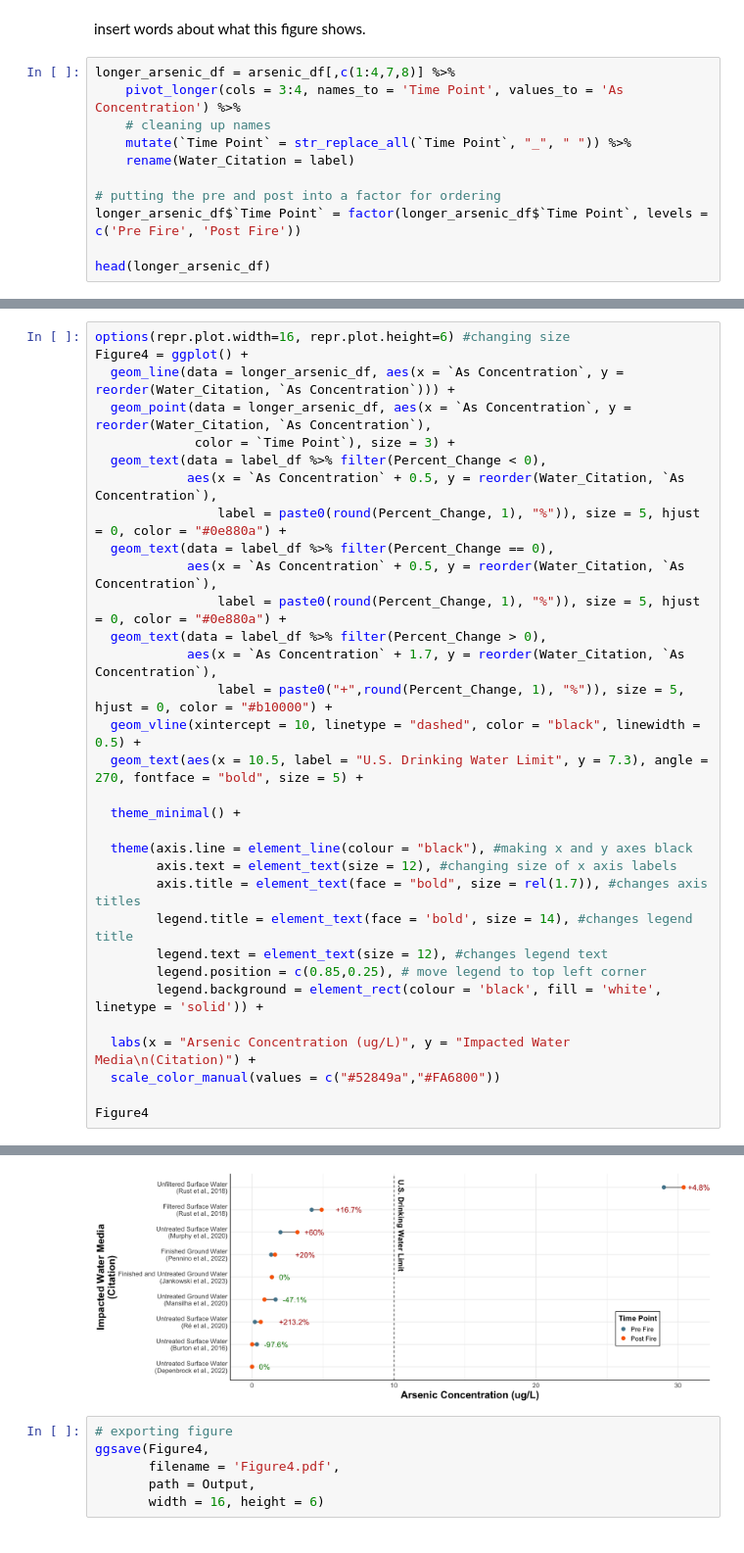
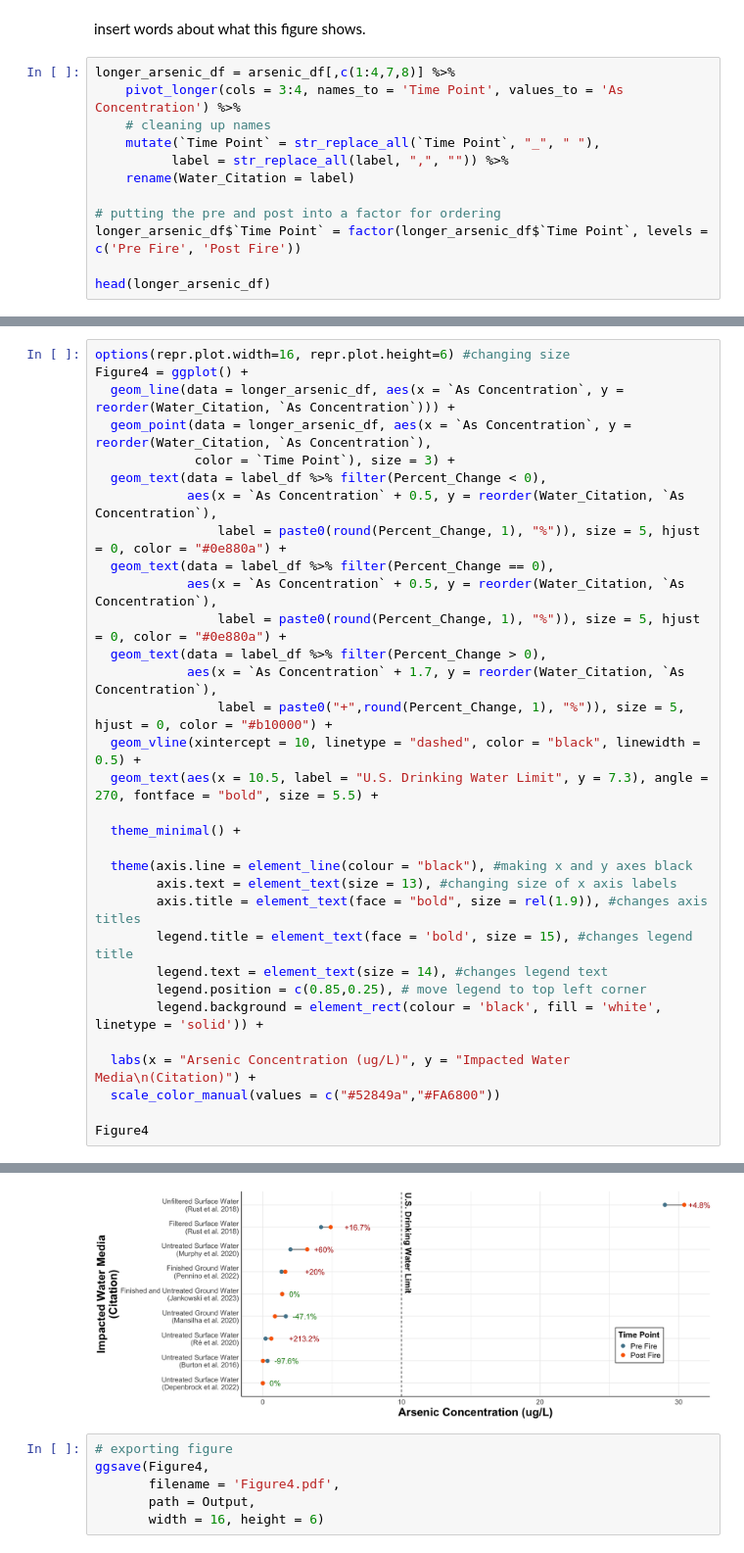
Before and after one commit to Ragerlab/Wildfire-Mobilization-of-Arsenic-into-Water-Resources-A-Systematic-Literature-Review, a Jupyter notebook: Figure 4.ipynb, the cells around one changed output, grey strips where cells are left out. Shown at 98% size. Saved outputs shown, nothing was run; the diff lists cells and outputs as text.

```diff
--- a/Figure 4.ipynb
+++ b/Figure 4.ipynb
@@ -48,7 +48,8 @@ insert words about what this figure shows.
 longer_arsenic_df = arsenic_df[,c(1:4,7,8)] %>%
     pivot_longer(cols = 3:4, names_to = 'Time Point', values_to = 'As Concentration') %>%
     # cleaning up names
-    mutate(`Time Point` = str_replace_all(`Time Point`, "_", " ")) %>%
+    mutate(`Time Point` = str_replace_all(`Time Point`, "_", " "),
+          label = str_replace_all(label, ",", "")) %>%
     rename(Water_Citation = label)
 
 # putting the pre and post into a factor for ordering
@@ -87,39 +88,39 @@ options(repr.plot.width=16, repr.plot.height=6) #changing size
 Figure4 = ggplot() +
   geom_line(data = longer_arsenic_df, aes(x = `As Concentration`, y = reorder(Water_Citation, `As Concentration`))) +
   geom_point(data = longer_arsenic_df, aes(x = `As Concentration`, y = reorder(Water_Citation, `As Concentration`),
              color = `Time Point`), size = 3) +
   geom_text(data = label_df %>% filter(Percent_Change < 0),
             aes(x = `As Concentration` + 0.5, y = reorder(Water_Citation, `As Concentration`),
                 label = paste0(round(Percent_Change, 1), "%")), size = 5, hjust = 0, color = "#0e880a") +
   geom_text(data = label_df %>% filter(Percent_Change == 0),
             aes(x = `As Concentration` + 0.5, y = reorder(Water_Citation, `As Concentration`),
                 label = paste0(round(Percent_Change, 1), "%")), size = 5, hjust = 0, color = "#0e880a") +
   geom_text(data = label_df %>% filter(Percent_Change > 0),
             aes(x = `As Concentration` + 1.7, y = reorder(Water_Citation, `As Concentration`),
                 label = paste0("+",round(Percent_Change, 1), "%")), size = 5, hjust = 0, color = "#b10000") +
   geom_vline(xintercept = 10, linetype = "dashed", color = "black", linewidth = 0.5) +
-  geom_text(aes(x = 10.5, label = "U.S. Drinking Water Limit", y = 7.3), angle = 270, fontface = "bold", size = 5) +
+  geom_text(aes(x = 10.5, label = "U.S. Drinking Water Limit", y = 7.3), angle = 270, fontface = "bold", size = 5.5) +
 
   theme_minimal() +
 
   theme(axis.line = element_line(colour = "black"), #making x and y axes black
-        axis.text = element_text(size = 12), #changing size of x axis labels
-        axis.title = element_text(face = "bold", size = rel(1.7)), #changes axis titles
-        legend.title = element_text(face = 'bold', size = 14), #changes legend title
-        legend.text = element_text(size = 12), #changes legend text
+        axis.text = element_text(size = 13), #changing size of x axis labels
+        axis.title = element_text(face = "bold", size = rel(1.9)), #changes axis titles
+        legend.title = element_text(face = 'bold', size = 15), #changes legend title
+        legend.text = element_text(size = 14), #changes legend text
         legend.position = c(0.85,0.25), # move legend to top left corner
         legend.background = element_rect(colour = 'black', fill = 'white', linetype = 'solid')) +
 
   labs(x = "Arsenic Concentration (ug/L)", y = "Impacted Water Media\n(Citation)") +
   scale_color_manual(values = c("#52849a","#FA6800"))
 
 Figure4
 # %% [output]
 Warning message:
 “A numeric `legend.position` argument in `theme()` was deprecated in ggplot2
 3.5.0.
 ℹ Please use the `legend.position.inside` argument of `theme()` instead.”
-[figure, old version]
+[figure, new version]
 # %%
 # exporting figure
 ggsave(Figure4,
```
Also changed, not shown: parts of 1 cell of this notebook, 1 other file.
